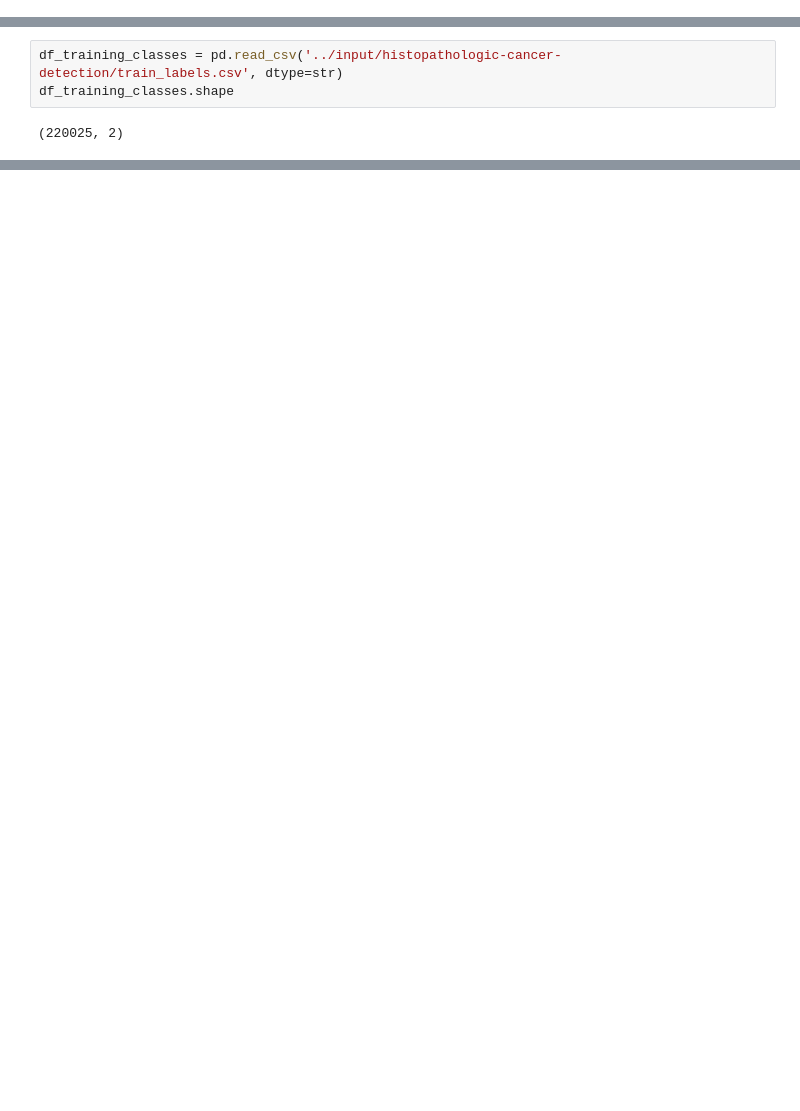
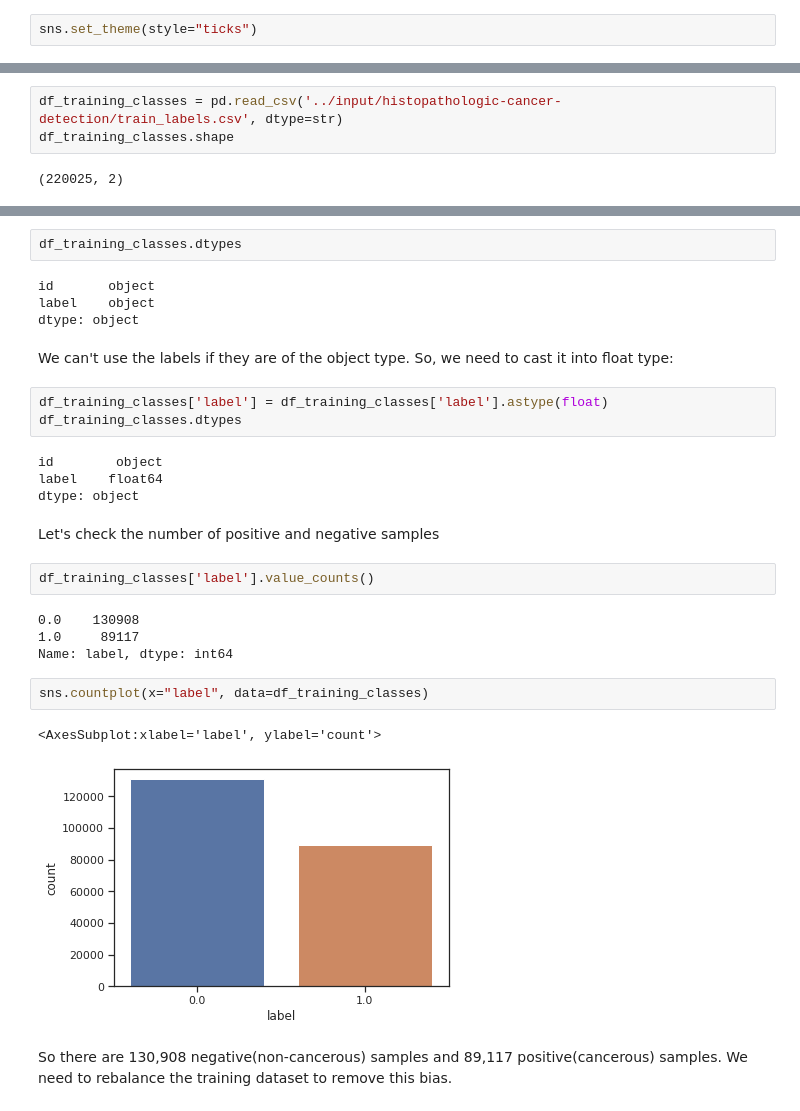
Before and after one commit to akilanarasu1994/kaggle-cnn-cancer-detection, a Jupyter notebook: cancer-detection-using-cnn.ipynb, the cells around one changed output, grey strips where cells are left out. Saved outputs shown, nothing was run; the diff lists cells and outputs as text; blank space fills up the shorter version.

Commit message:
Kaggle Notebook | Cancer detection using CNN | Version 2

```diff
--- a/cancer-detection-using-cnn.ipynb
+++ b/cancer-detection-using-cnn.ipynb
@@ -39,6 +40,8 @@ from tensorflow.keras.preprocessing.image import ImageDataGenerator
 
 # You can write up to 20GB to the current directory (/kaggle/working/) that gets preserved as output when you create a version using "Save & Run All"
 # You can also write temporary files to /kaggle/temp/, but they won't be saved outside of the current session
+# %%
+sns.set_theme(style="ticks")
 # %% [markdown]
 The images in this dataset are 96 x 96 px in size and have been pre-divided into training and test data sets.
 Input shape is (96, 96, 3) since these are RGB images with the depth = 3 signifying the three channels for the color.
@@ -56,0 +91,30 @@ df_training_classes.shape
+# %%
+df_training_classes.dtypes
+# %% [output]
+id       object
+label    object
+dtype: object
+# %% [markdown]
+We can't use the labels if they are of the object type. So, we need to cast it into float type:
+# %%
+df_training_classes['label'] = df_training_classes['label'].astype(float)
+df_training_classes.dtypes
+# %% [output]
+id        object
+label    float64
+dtype: object
+# %% [markdown]
+Let's check the number of positive and negative samples
+# %%
+df_training_classes['label'].value_counts()
+# %% [output]
+0.0    130908
+1.0     89117
+Name: label, dtype: int64
+# %%
+sns.countplot(x="label", data=df_training_classes)
+# %% [output]
+<AxesSubplot:xlabel='label', ylabel='count'>
+[figure, added]
+# %% [markdown]
+So there are 130,908 negative(non-cancerous) samples and 89,117 positive(cancerous) samples. We need to rebalance the training dataset to remove this bias.
```
Also changed, not shown: parts of 43 cells of this notebook.
